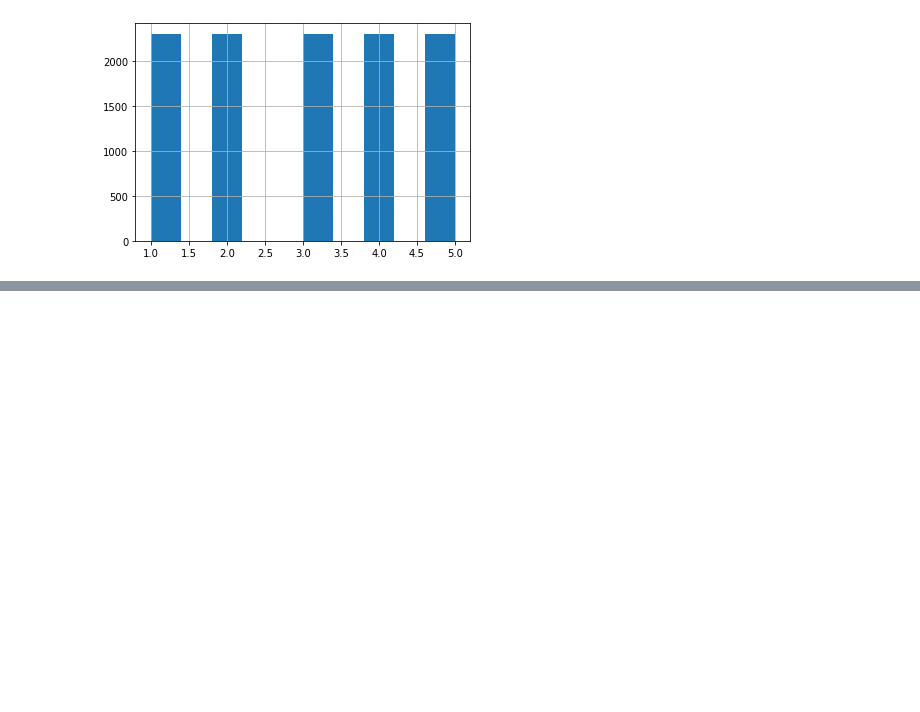
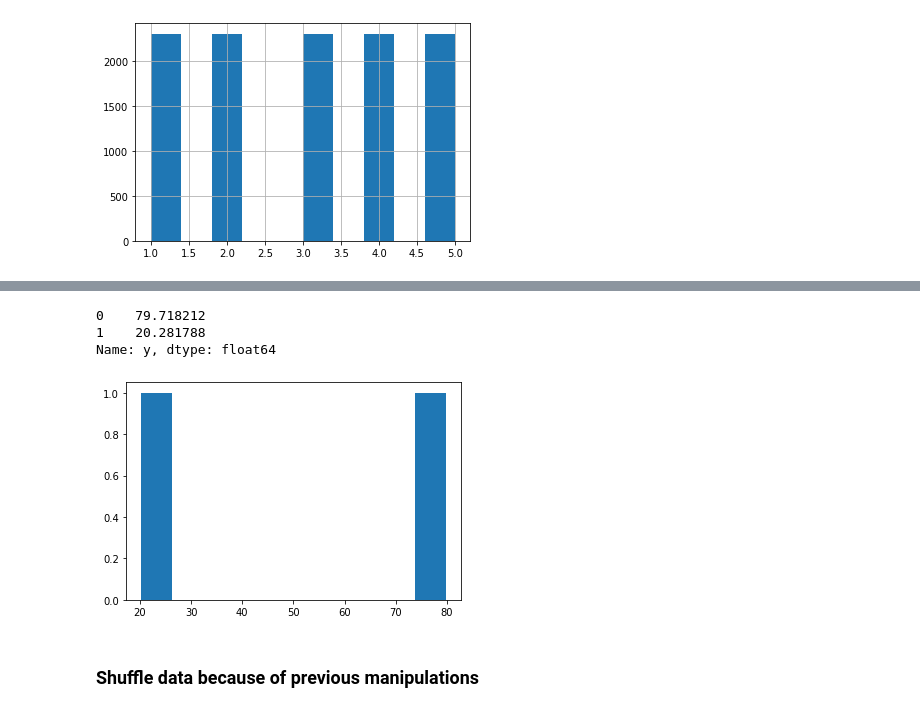
Before and after one commit to MaxKumundzhiev/Practices-for-Engineers, a Jupyter notebook: DataScienceProblems /Epileptic Seizure Recognition.ipynb, the cells around one changed output, grey strips where cells are left out. Cells and saved outputs as stored; diff of their text form; code cells hidden in the pictures; blank space fills up the shorter version.

```diff
--- a/DataScienceProblems /Epileptic Seizure Recognition.ipynb
+++ b/DataScienceProblems /Epileptic Seizure Recognition.ipynb
@@ -143,0 +204,11 @@ data.values
+# %%
+#Let's check for second part (another rest of data). Alsmost the same situation
+print(data[5751:]['y'].value_counts(normalize=True) * 100)
+plt.hist(data[5751:]['y'].value_counts(normalize=True) * 100);
+# %% [output]
+0    79.718212
+1    20.281788
+Name: y, dtype: float64
+[figure, added]
+# %% [markdown]
+### Shuffle data because of previous manipulations
```
Also changed, not shown: parts of 50 cells of this notebook.
